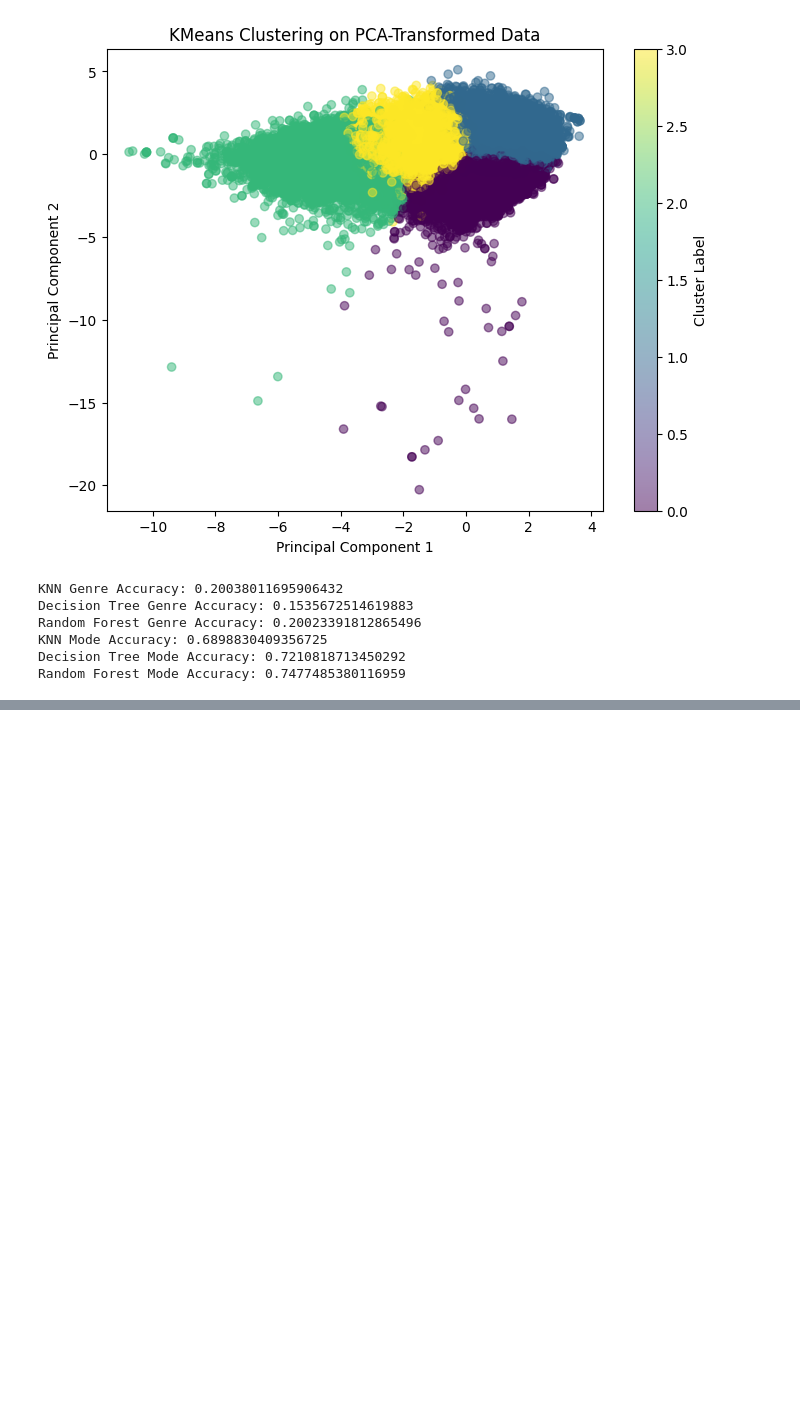
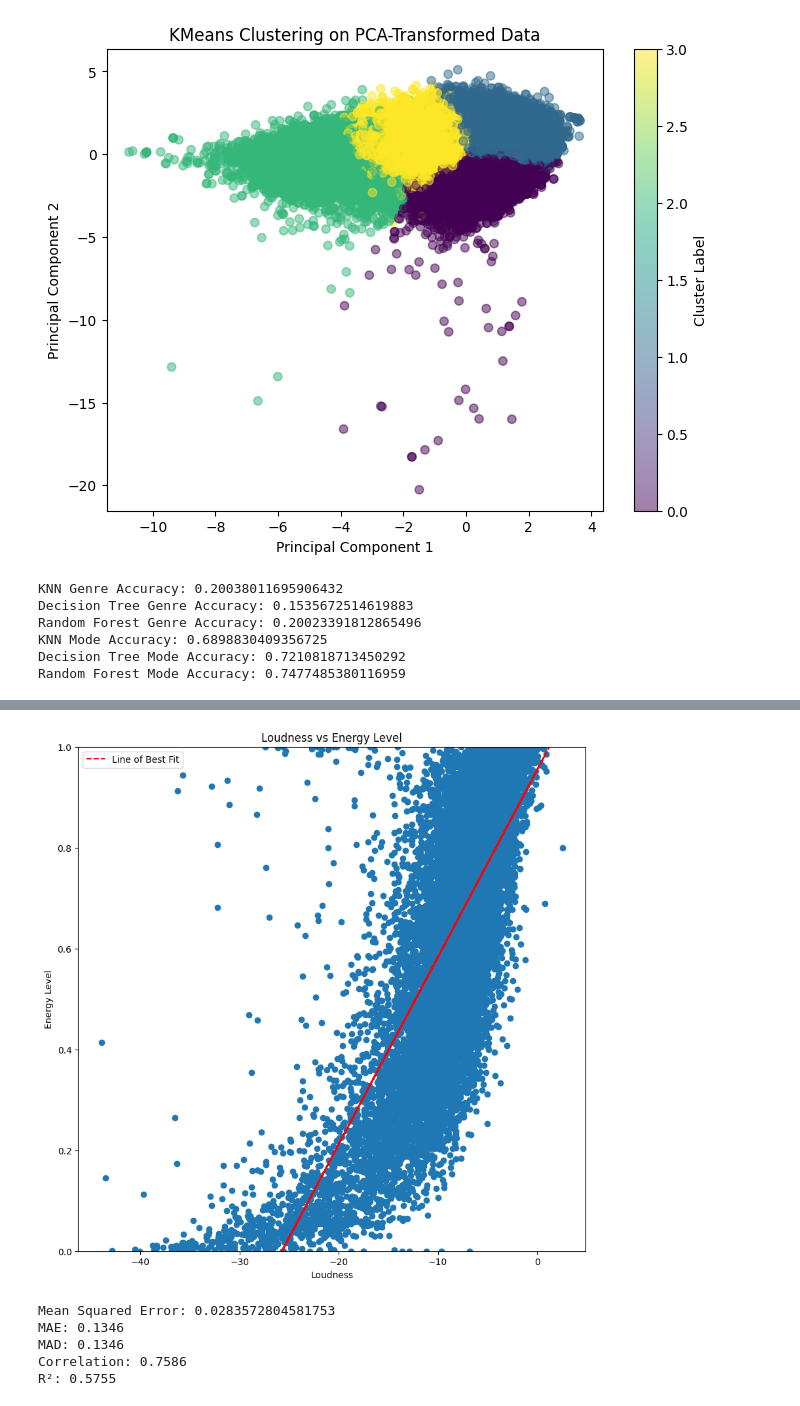
Before and after one commit to ryanbylee/song-genre-predictor, a Jupyter notebook: genre_predictor.ipynb, the cells around one changed output, grey strips where cells are left out. Cells and saved outputs as stored; diff of their text form; code cells hidden in the pictures; blank space fills up the shorter version.

```diff
--- a/genre_predictor.ipynb
+++ b/genre_predictor.ipynb
@@ -607,0 +665,47 @@ Random Forest Mode Accuracy: 0.7477485380116959
+# %%
+import matplotlib.pyplot as plt
+
+# create plot
+figure = plt.figure(figsize=(10, 10))
+plt.scatter(X_test, y_test)
+plt.xlabel('Loudness')
+plt.ylabel('Energy Level')
+plt.title('Loudness vs Energy Level')
+
+# line of best fit
+
+line_x = np.linspace(min(y_test), max(y_test), 100).reshape(-1, 1)  # Generate line points for y_test
+# line_y = best_fit_model.predict(line_x)  # Predict values for the line of best fit
+
+plt.plot(X_test, y_pred, color='red', linestyle='--', label='Line of Best Fit')
+plt.legend()
+plt.ylim(0, 1)
+
+# show plot
+plt.show()
+# %% [output]
+[figure, added]
+# %%
+# regularization (L1 loss)
+lad_model = LADRegression()
+lad_model.fit(X_train, y_train)
+
+y_pred_lad = model.predict(X_test)
+
+# metrics
+mse = mean_squared_error(y_test, y_pred_lad)
+MAE = mean_absolute_error(y_test, y_pred_lad)
+MAD = np.mean(np.abs(y_test - y_pred_lad))
+correlation = np.corrcoef(y_test, y_pred)[0, 1]
+R2 = r2_score(y_test, y_pred_lad)
+print(f"Mean Squared Error: {mse}")
+print(f"MAE: {MAE:.4f}")
+print(f"MAD: {MAD:.4f}")
+print(f"Correlation: {correlation:.4f}")
+print(f"R²: {R2:.4f}")
+# %% [output]
+Mean Squared Error: 0.0283572804581753
+MAE: 0.1346
+MAD: 0.1346
+Correlation: 0.7586
+R²: 0.5755
```
Also changed, not shown: parts of 3 cells of this notebook, 1 other file.
